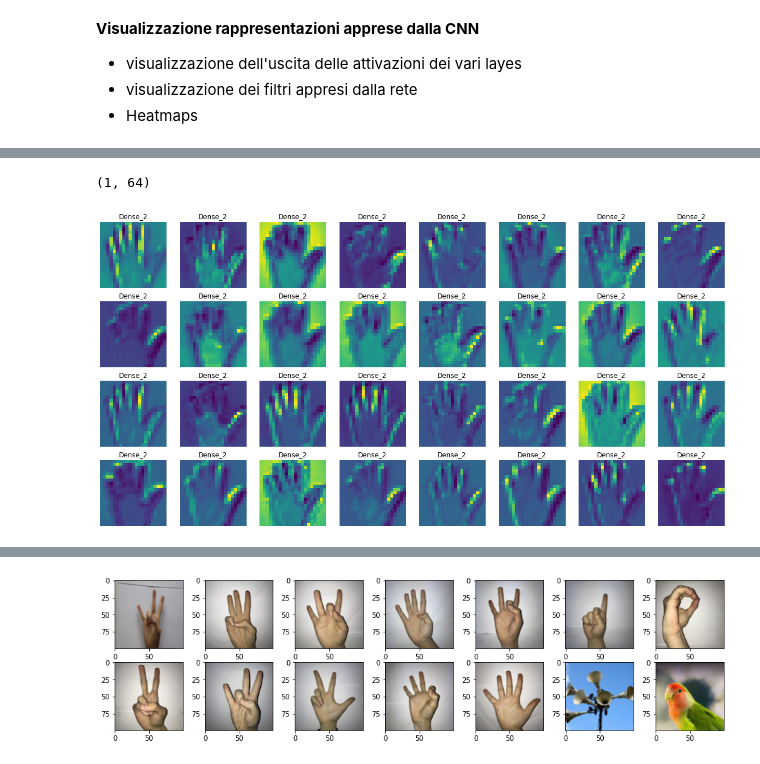
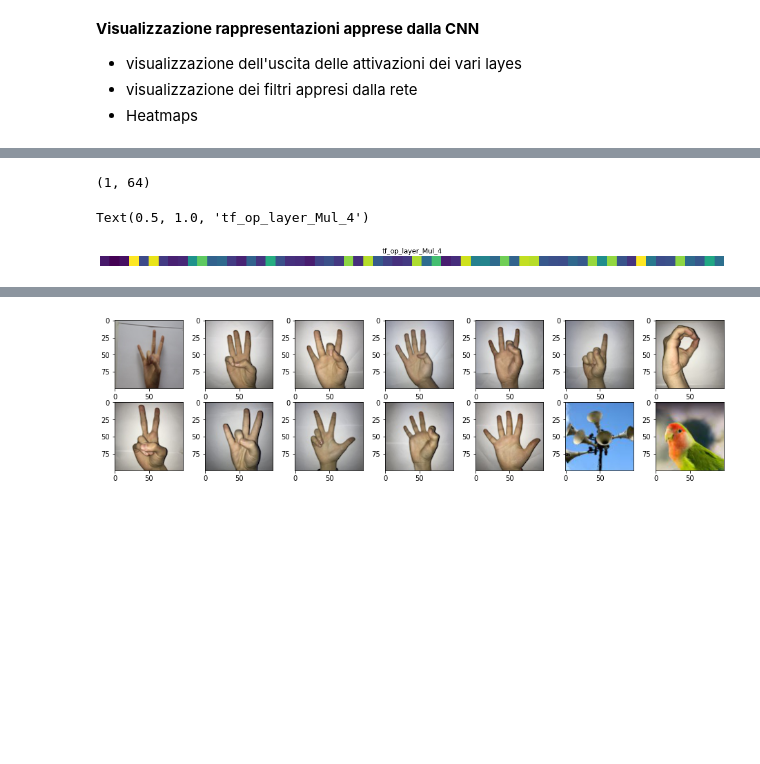
Before and after one commit to Zdestrion/ML_pvt_repo, a Jupyter notebook: NB_CNN_visualizzazione_TL_LC4_2020.ipynb, the cells around one changed output, grey strips where cells are left out. Cells and saved outputs as stored; diff of their text form; code cells hidden in the pictures; blank space fills up the shorter version.

```diff
--- a/NB_CNN_visualizzazione_TL_LC4_2020.ipynb
+++ b/NB_CNN_visualizzazione_TL_LC4_2020.ipynb
@@ -999,30 +988,34 @@ x = layers.experimental.preprocessing.Rescaling(1.0/255)(inputs)
 
 # primo blocco Convoluzionale
 x = keras.layers.Conv2D(16, kernel_size=(3,3), name='Conv_1')(x)
+#x = keras.layers.BatchNormalization(name='Batchnorm_1')(x)
 x = keras.layers.LeakyReLU(name='LeakyReLU_1')(x)
 x = keras.layers.MaxPool2D((2,2), name='MaxPool_1')(x)
-x = keras.layers.Dropout(rate=0.2)(x)
+x = keras.layers.Dropout(rate=0.3, input_shape=(100,100,3),name='Dropout_1')(x)
 
 # secondo blocco Convoluzionale
 x = keras.layers.Conv2D(32, kernel_size=(3,3), name='Conv_2')(x)
+#x = keras.layers.BatchNormalization(name='Batchnorm_2')(x)
 x = keras.layers.LeakyReLU(name='LeakyReLU_2')(x)
 x = keras.layers.MaxPool2D((2,2), name='MaxPool_2')(x)
-x = keras.layers.Dropout(rate=0.2)(x)
+x = keras.layers.Dropout(rate=0.2, input_shape=(100,100,3),name='Dropout_2')(x)
 
 # terzo blocco convoluzionale
 x = keras.layers.Conv2D(32, kernel_size=(3,3), name='Conv_3')(x)
+#x = keras.layers.BatchNormalization()(x)
 x = keras.layers.LeakyReLU(name='LeakyReLU_3')(x)
 x = keras.layers.MaxPool2D((2,2), name='MaxPool_3')(x)
-x = keras.layers.Dropout(rate=0.2)(x)
+x = keras.layers.Dropout(rate=0.1, input_shape=(100,100,3),name='Dropout_3')(x)
 
 x = keras.layers.Flatten(name='Flatten')(x)
 
 # Classificatore
 x = keras.layers.Dense(64, name='Dense_1')(x)
 x = keras.backend.l2_normalize(x)
-x = keras.layers.ReLU(name='ReLU_dense_1')(x)
+x = keras.layers.LeakyReLU(name='LeakyReLU_dense_1')(x)
+#x = keras.layers.Dropout(rate=0.2, input_shape=(100,100,3))(x)
 x = keras.layers.Dense(64, name='Dense_2')(x)
-x = keras.layers.ReLU(name='ReLU_dense_2')(x)
+x = keras.layers.LeakyReLU(name='LeakyReLU_dense_2')(x)
 outputs = keras.layers.Dense(10, activation='softmax', name='Output')(x)
 
 #definizione del modello
@@ -1096,7 +1089,7 @@ model_checkpoint = keras.callbacks.ModelCheckpoint(
 # metto tutte le callback in una lista
 callbacks = [ lr_scheduler, model_checkpoint ]
 
-history = model.fit(train_ds, epochs=30,
+history = model.fit(train_ds, epochs=20,
                     validation_data=vali_ds, shuffle=True, verbose=1,
                     callbacks=callbacks)
 # %% [output]
@@ -1256,24 +1249,21 @@ for i in range(8):
 # %%
 # stessa cosa per il Secondo layer denso (il 13 nella lista)
 # sono 32 filtri, per velocità e semplicità ne grafichiamo solo i primi
 # 8)
 second_dense_layer_activation = activations[22]
 print(second_dense_layer_activation.shape)
 
 k = 0
 plt.figure(figsize=(20, 10), frameon=False)
 
-for i in range(8):
-  for j in range(4):
-    ax = plt.subplot(4, 8, k + 1, sharex=ax)
-    plt.imshow(second_dense_layer_activation[0, :, :, k], cmap='viridis')
-    plt.axis("off")
-    plt.grid(False)
-    plt.title(layer_names[22])
-    k = k + 1
+plt.imshow(second_dense_layer_activation[:], cmap='viridis')
+plt.axis("off")
+plt.grid(False)
+plt.title(layer_names[22])
 # %% [output]
 (1, 64)
+Text(0.5, 1.0, 'tf_op_layer_Mul_4')
-[figure, old version]
+[figure, new version]
 # %%
 #visualizzazione dei filtri appresi
 
```
Also changed, not shown: parts of 42 cells of this notebook.
